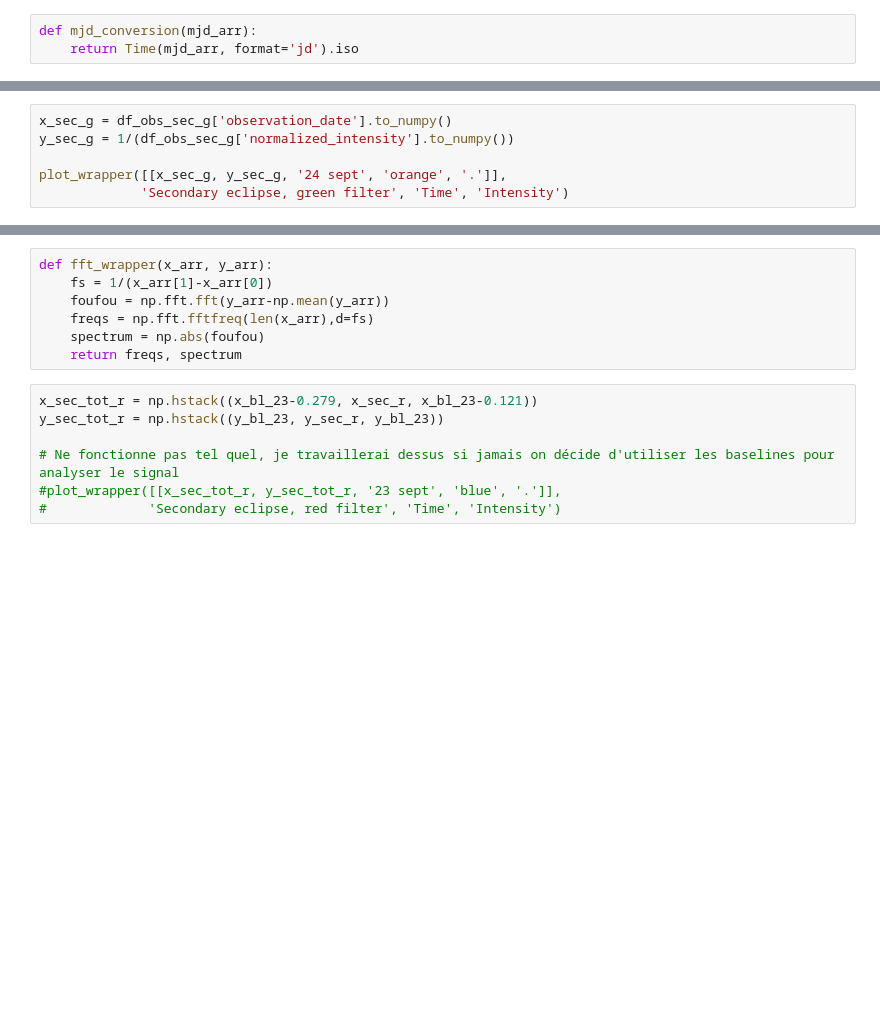
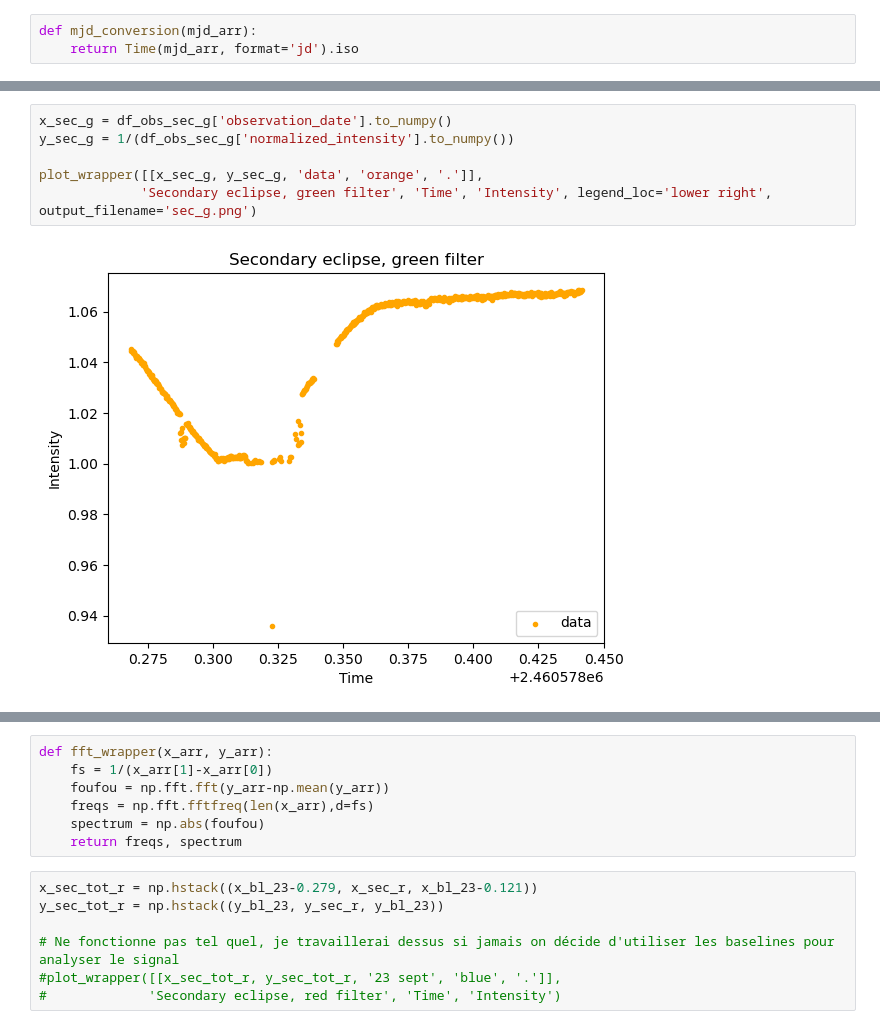
Before and after one commit to jakbay/ohp_binaire_a_eclipses, a Jupyter notebook: Ajustement_donnees.ipynb, the cells around one changed output, grey strips where cells are left out. Cells and saved outputs as stored; diff of their text form; blank space fills up the shorter version.

```diff
--- a/Ajustement_donnees.ipynb
+++ b/Ajustement_donnees.ipynb
@@ -56,9 +65,11 @@ plot_wrapper([[x_sec_r, y_sec_r, '23 sept', 'orange', '.']],
 # %%
 x_sec_g = df_obs_sec_g['observation_date'].to_numpy()
 y_sec_g = 1/(df_obs_sec_g['normalized_intensity'].to_numpy())
 
-plot_wrapper([[x_sec_g, y_sec_g, '24 sept', 'orange', '.']],
-             'Secondary eclipse, green filter', 'Time', 'Intensity')
+plot_wrapper([[x_sec_g, y_sec_g, 'data', 'orange', '.']],
+             'Secondary eclipse, green filter', 'Time', 'Intensity', legend_loc='lower right', output_filename='sec_g.png')
+# %% [output]
+[figure, added]
 # %%
 x_pri_r = df_obs_pri_r['observation_date'].to_numpy()
 y_pri_r = 1/(df_obs_pri_r['normalized_intensity'].to_numpy())
```
Also changed, not shown: parts of 10 cells of this notebook.
